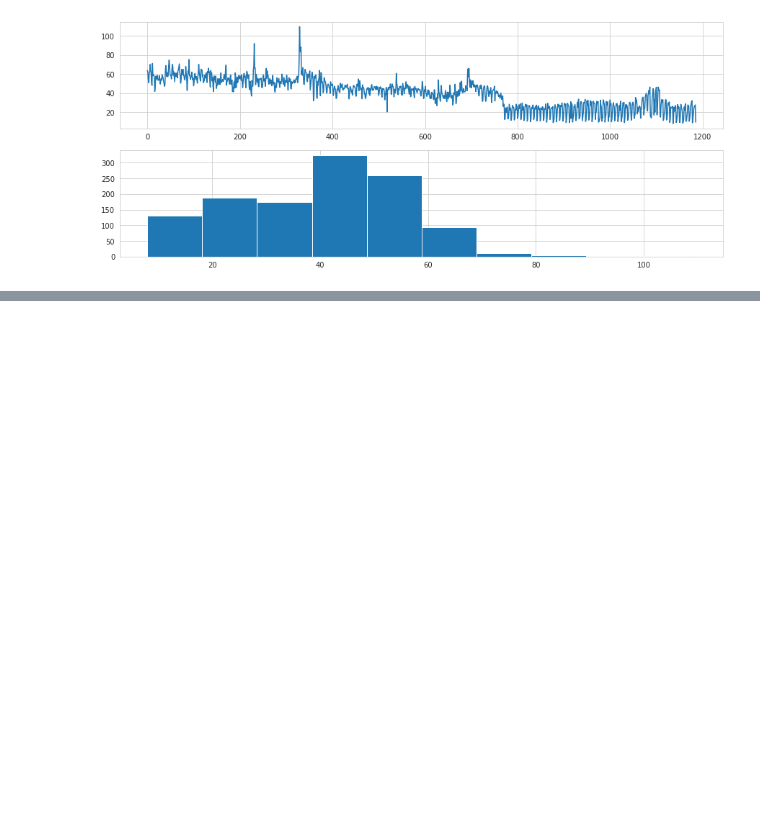
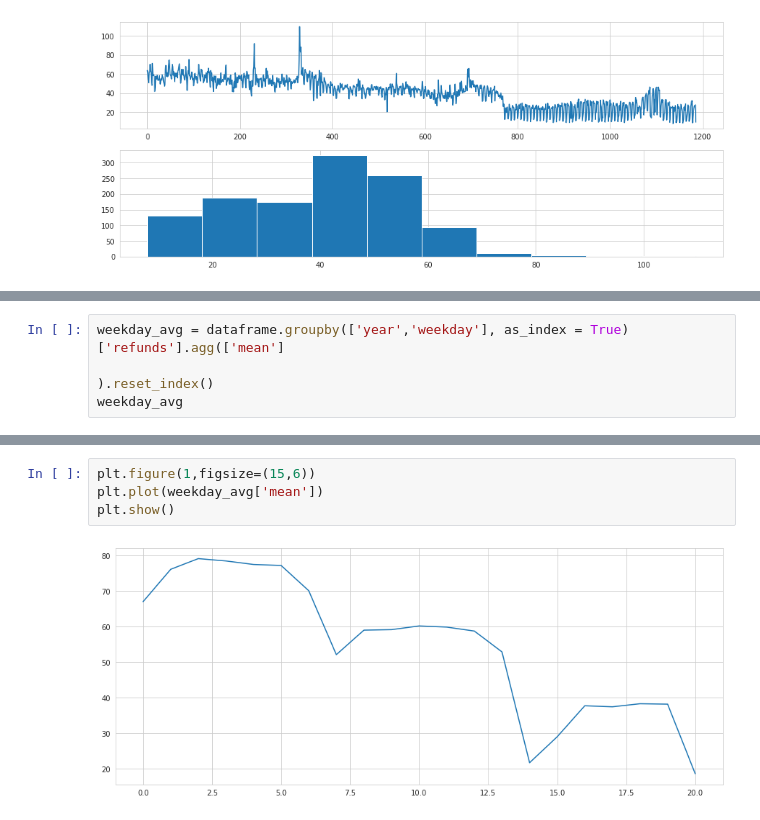
Before and after one commit to evgenia82/loyola-capstone-groupon, a Jupyter notebook: 03_EDA_with_visuals_time_series.ipynb, the cells around one changed output, grey strips where cells are left out. Cells and saved outputs as stored; diff of their text form; blank space fills up the shorter version.

```diff
--- a/03_EDA_with_visuals_time_series.ipynb
+++ b/03_EDA_with_visuals_time_series.ipynb
@@ -468,0 +557,4 @@ Lambda: 0.915911
+# %%
+weekday_avg = dataframe.groupby(['year','weekday'], as_index = True)['refunds'].agg(['mean']
+                                                                     ).reset_index()
+weekday_avg
@@ -468,0 +579,6 @@ Lambda: 0.915911
+# %%
+plt.figure(1,figsize=(15,6))
+plt.plot(weekday_avg['mean'])
+plt.show()
+# %% [output]
+[figure, added]
```
Also changed, not shown: parts of 11 cells of this notebook.
